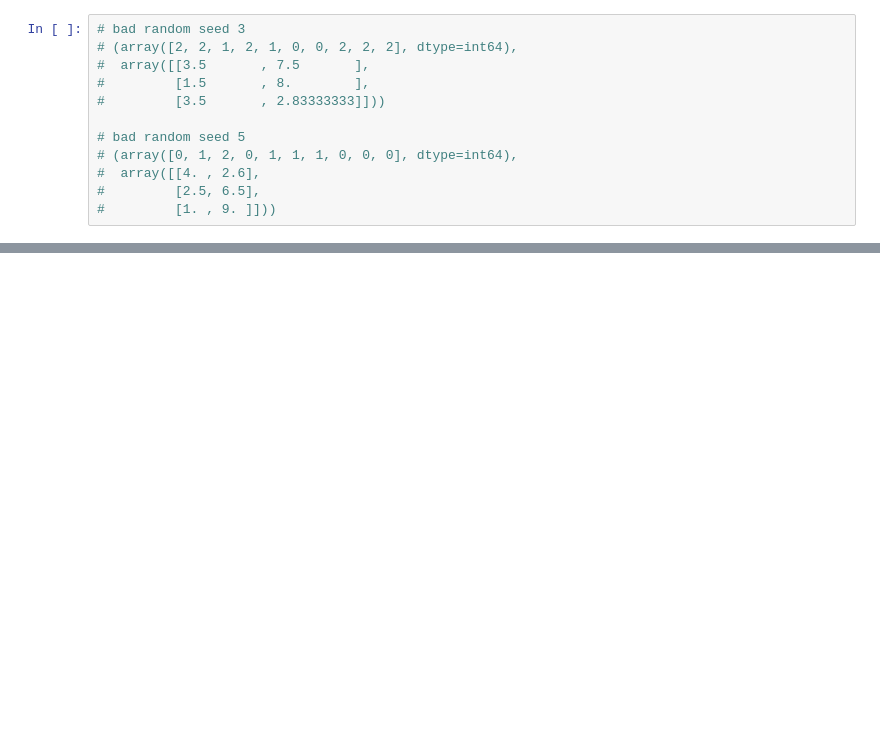
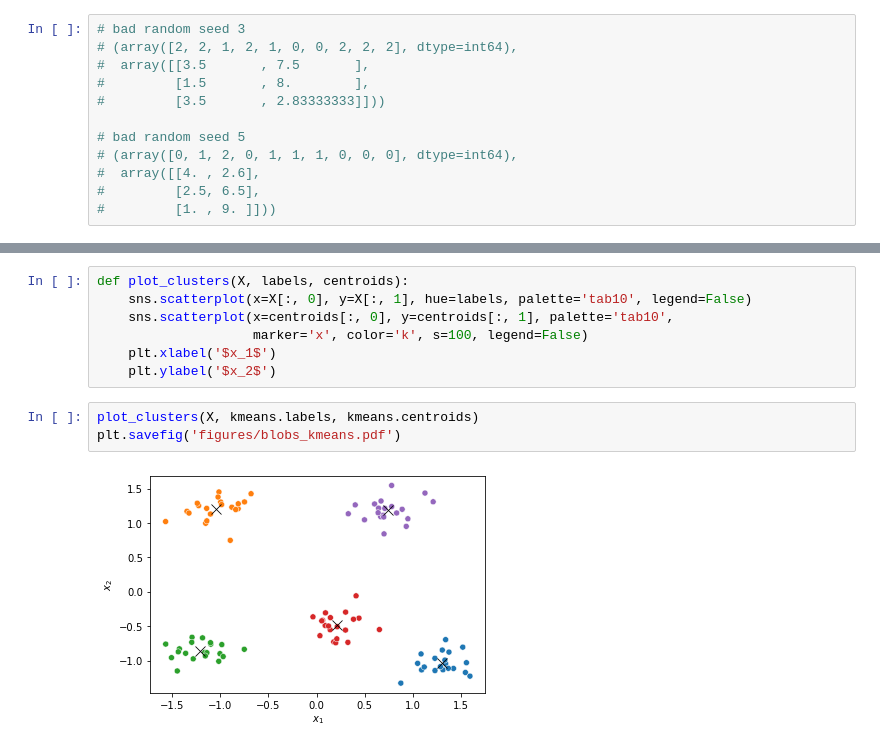
Before and after one commit to roiyeho/medium, a Jupyter notebook: kmeans/CustomKMeans.ipynb, the cells around one changed output, grey strips where cells are left out. Cells and saved outputs as stored; diff of their text form; blank space fills up the shorter version.

```diff
--- a/kmeans/CustomKMeans.ipynb
+++ b/kmeans/CustomKMeans.ipynb
@@ -78,0 +111,12 @@ Centroids: [[2.5        7.75      ]
+# %%
+def plot_clusters(X, labels, centroids):
+    sns.scatterplot(x=X[:, 0], y=X[:, 1], hue=labels, palette='tab10', legend=False)
+    sns.scatterplot(x=centroids[:, 0], y=centroids[:, 1], palette='tab10',
+                    marker='x', color='k', s=100, legend=False)
+    plt.xlabel('$x_1$')
+    plt.ylabel('$x_2$')
+# %%
+plot_clusters(X, kmeans.labels, kmeans.centroids)
+plt.savefig('figures/blobs_kmeans.pdf')
+# %% [output]
+[figure, added]
```
Also changed, not shown: parts of 10 cells of this notebook, 21 other files.
